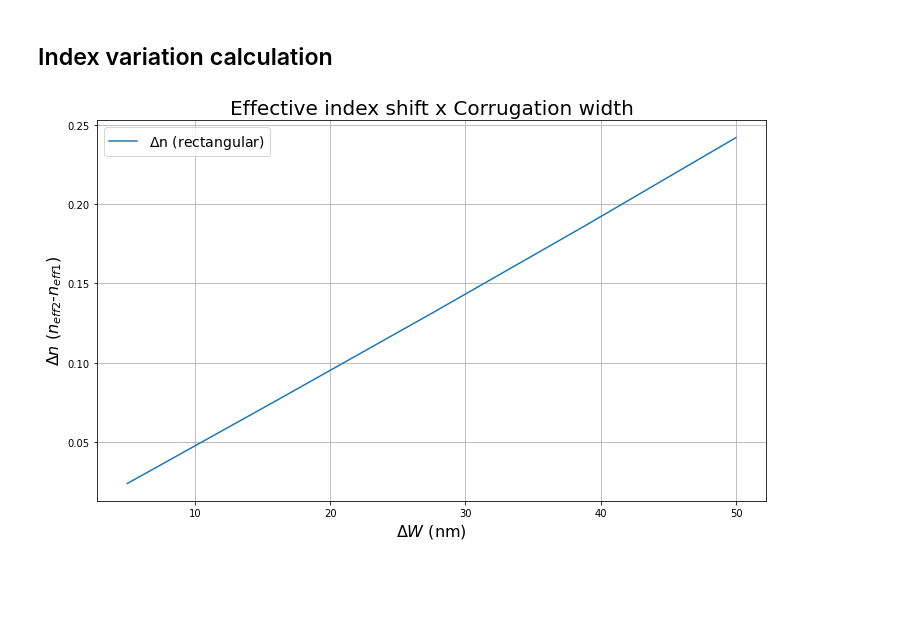
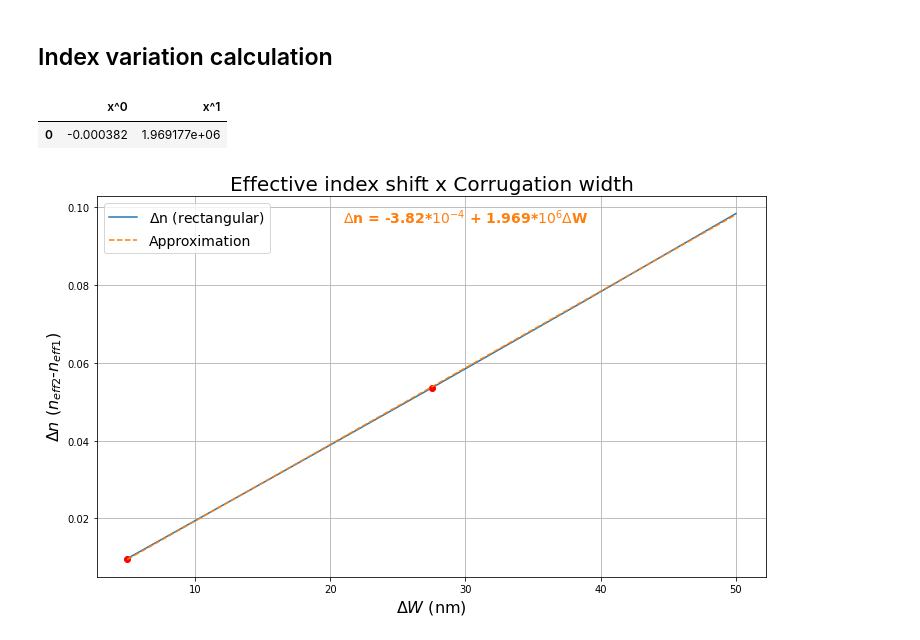
Before and after one commit to CaioRodrigues200/Photonics-training, a Jupyter notebook: Projects/Bragg Grating/SimulationFiles/MODE_Analysis.ipynb, the cells around one changed output. Saved outputs shown, nothing was run; the diff lists cells and outputs as text; code cells hidden in the pictures; blank space fills up the shorter version.

```diff
--- a/Projects/Bragg Grating/SimulationFiles/MODE_Analysis.ipynb
+++ b/Projects/Bragg Grating/SimulationFiles/MODE_Analysis.ipynb
@@ -74,7 +74,7 @@ def RectInsert(X,XSPAN,Y,YSPAN,Z,ZSPAN,MATERIAL,lumerical):
 # %% [markdown]
 ## Assembly parameters
 # %%
-SilH = 450e-9 # Silicon height
+SilH = 600e-9 # Silicon height
 SilW = 220e-9 # Silicon width
 
 GlassH = 1e-6 # SiO2 height
@@ -142,38 +142,40 @@ plt.plot(deltaW*1e9,neff2 - neff1,label=r"$\Delta$n (rectangular)")
 plt.xlabel(r'$\Delta W$ (nm)', fontsize=16)
 plt.ylabel(r'$\Delta n$ ($n_{eff2}$-$n_{eff1}$)', fontsize=16)
 
-plt.text(30, 0.1, r'$\Delta$n = -1.478*$10^{-3}$ + 4.847*$10^{6}$$\Delta$W'
+plt.text(30, 0.1, r'$\Delta$n = -3.82*$10^{-4}$ + 1.969*$10^{6}$$\Delta$W'
 , color='tab:orange', weight='black', fontsize =14, horizontalalignment='center', verticalalignment='top')
 
 
 # Polinomial regression
 
 delw = np.linspace(5e-9,50e-9,500)
 xpoints = deltaW                        # Training x points
 ypoints = neff2 - neff1          # Training y points
 
 spacement = 2
 for i in range(int(len(xpoints)/spacement)):
      plt.plot(xpoints[spacement*i]*1e9, ypoints[spacement*i],'o',color='r')
 
 poly = PolynomialFeatures(degree=1, include_bias=False)
 poly_features = poly.fit_transform(xpoints.reshape(-1, 1))
 poly_reg_model = LinearRegression()
 poly_reg_model.fit(poly_features, ypoints)               # Making the model
 
 deln = poly_reg_model.intercept_ + poly_reg_model.coef_[0]*delw
 plt.plot(delw*1e9,deln, linestyle='--', label='Approximation',color='tab:orange')
 
 plt.legend(fontsize=14)
 plt.grid()
 
 coefs = {}
 
 coefs['x^0'] = [poly_reg_model.intercept_]
 for i in range(len(poly_reg_model.coef_)):
     coefs['x^' + str(i+1)] = [poly_reg_model.coef_[i]]
 
 data = pd.DataFrame(coefs)
 data
 # %% [output]
+|  | x^0 | x^1 |
+| 0 | -0.000382 | 1.969177e+06 |
-[figure, old version]
+[figure, new version]
```
Also changed, not shown: 8 other files.
